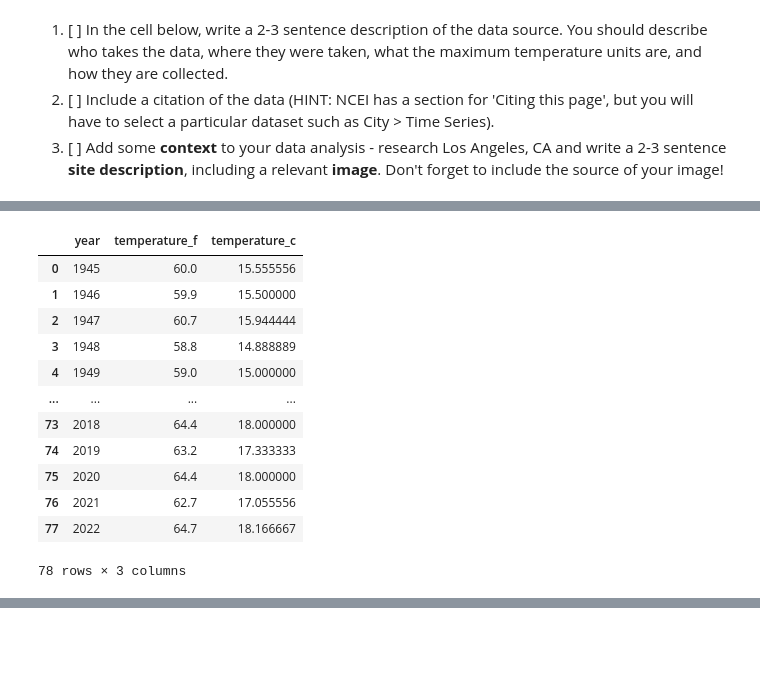
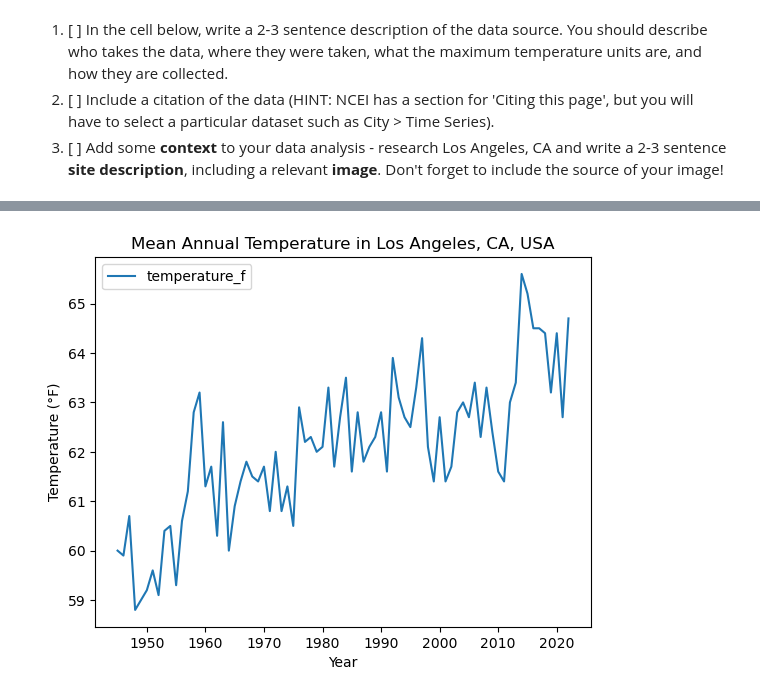
Before and after one commit to thku8507/thku8507.github.io, a Jupyter notebook: Notebooks/summit_county_temps.ipynb, the cells around one changed output, grey strips where cells are left out. Saved outputs shown, nothing was run; the diff lists cells and outputs as text; code cells hidden in the pictures; blank space fills up the shorter version.

Commit message:
updated summit_county_temps with pd plots

```diff
--- a/Notebooks/summit_county_temps.ipynb
+++ b/Notebooks/summit_county_temps.ipynb
@@ -69,25 +32,10 @@ la_temp_df
 # %%
 # Compute Celcius temperatures
 la_temp_df['temperature_c'] = (la_temp_df['temperature_f'] - 32) * 5 / 9
-la_temp_df
-# %% [output]
-|  | year | temperature_f | temperature_c |
-| 0 | 1945 | 60.0 | 15.555556 |
-| 1 | 1946 | 59.9 | 15.500000 |
-| 2 | 1947 | 60.7 | 15.944444 |
-| 3 | 1948 | 58.8 | 14.888889 |
-| 4 | 1949 | 59.0 | 15.000000 |
-| ... | ... | ... | ... |
-| 73 | 2018 | 64.4 | 18.000000 |
-| 74 | 2019 | 63.2 | 17.333333 |
-| 75 | 2020 | 64.4 | 18.000000 |
-| 76 | 2021 | 62.7 | 17.055556 |
-| 77 | 2022 | 64.7 | 18.166667 |
-78 rows × 3 columns
 # %%
 # Plot the LA temperature time series
-la_temp_df.hvplot(
+la_temp_df.plot(
     x='year', y='temperature_f',
     title='Mean Annual Temperature in Los Angeles, CA, USA',
-    xlabel='Year', ylabel='Temperature (°F)')
+    xlabel='Year', ylabel='Temperature (°F)');
 # %% [output]
@@ -95,3 +42,4 @@ la_temp_df.hvplot(
+[figure, added]
 # %%
 %%capture
 %%bash
```
Also changed, not shown: parts of 6 cells of this notebook, 1 other file.
